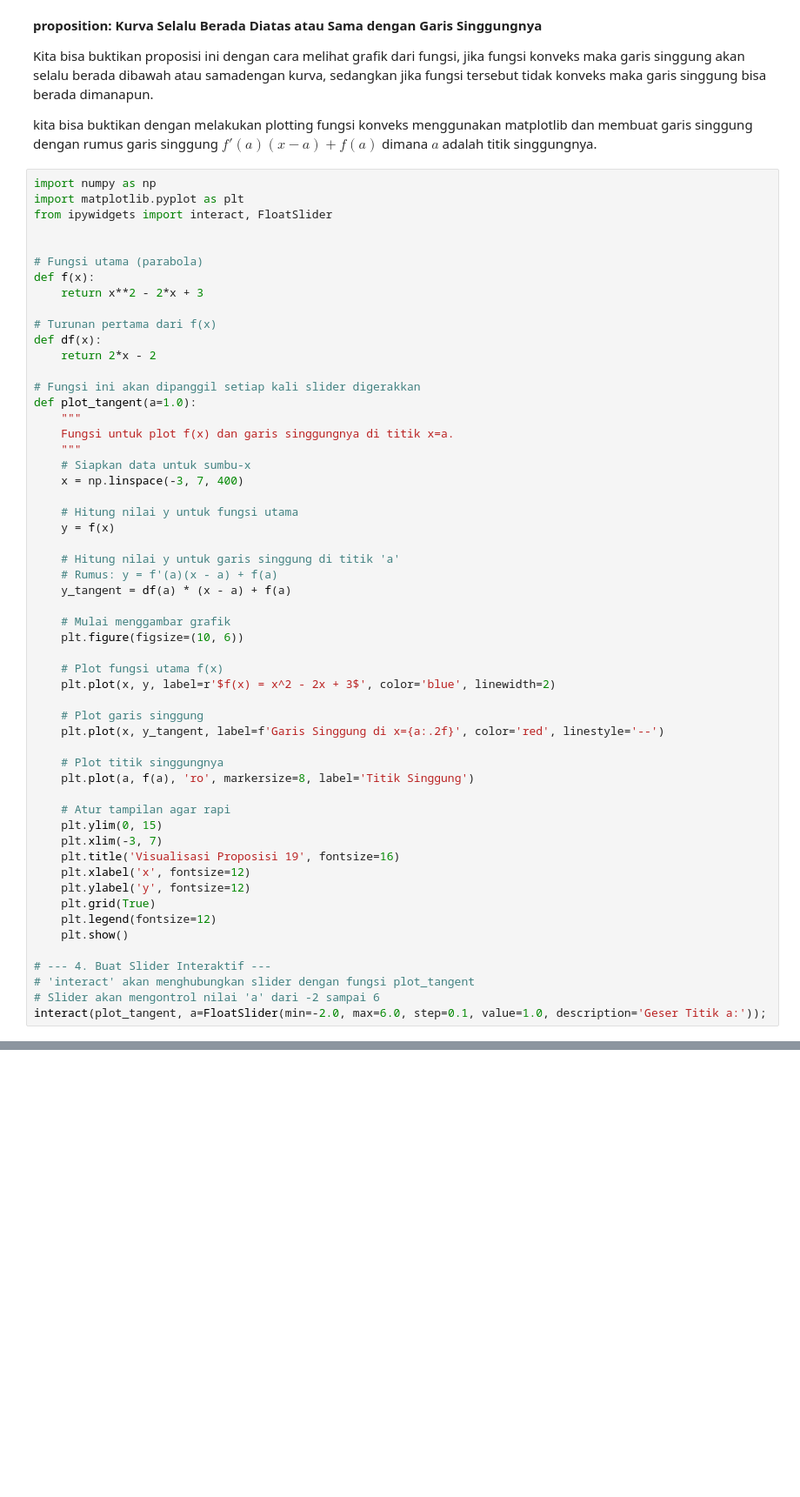
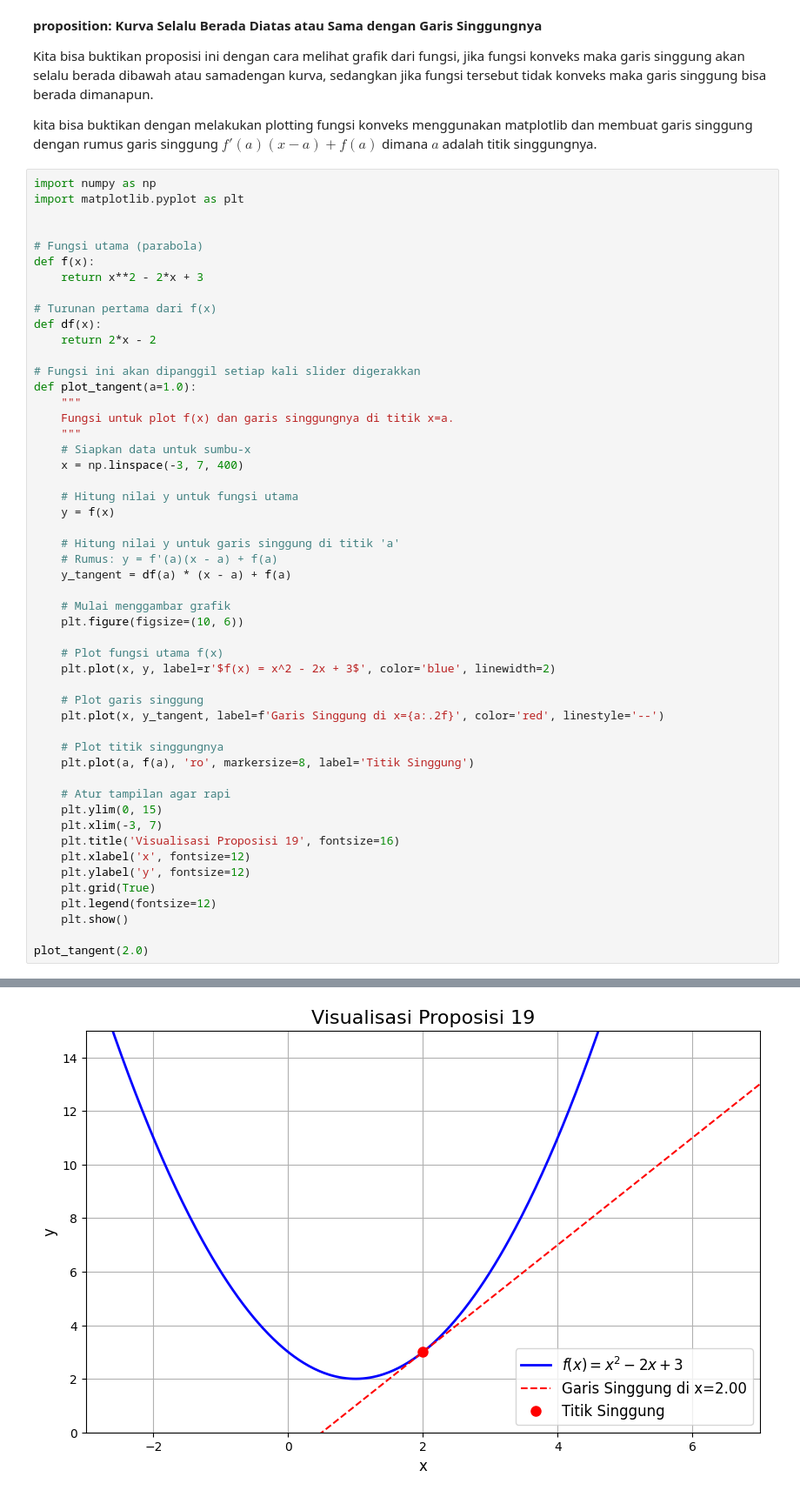
Before and after one commit to ahmdbnrsl/Machine-Learning, a Jupyter notebook: Mathematics-Requirements/Calculus.ipynb, the cells around one changed output, grey strips where cells are left out. Shown at 87% size. Saved outputs shown, nothing was run; the diff lists cells and outputs as text; blank space fills up the shorter version.

```diff
--- a/Mathematics-Requirements/Calculus.ipynb
+++ b/Mathematics-Requirements/Calculus.ipynb
@@ -1390,7 +1390,6 @@ kita bisa buktikan dengan melakukan plotting fungsi konveks menggunakan matplotl
 # %%
 import numpy as np
 import matplotlib.pyplot as plt
-from ipywidgets import interact, FloatSlider
 
 
 # Fungsi utama (parabola)
@@ -1438,8 +1437,5 @@ def plot_tangent(a=1.0):
     plt.legend(fontsize=12)
     plt.show()
 
-# --- 4. Buat Slider Interaktif ---
-# 'interact' akan menghubungkan slider dengan fungsi plot_tangent
-# Slider akan mengontrol nilai 'a' dari -2 sampai 6
-interact(plot_tangent, a=FloatSlider(min=-2.0, max=6.0, step=0.1, value=1.0, description='Geser Titik a:'));
+plot_tangent(2.0)
 # %% [output]
@@ -1447,3 +1442,4 @@ interactive(children=(FloatSlider(value=1.0, description='Geser Titik a:', max=6
+[figure, added]
 # %%
 # Fungsi non convex
 def f(x):
```
Also changed, not shown: parts of 2 cells of this notebook.
